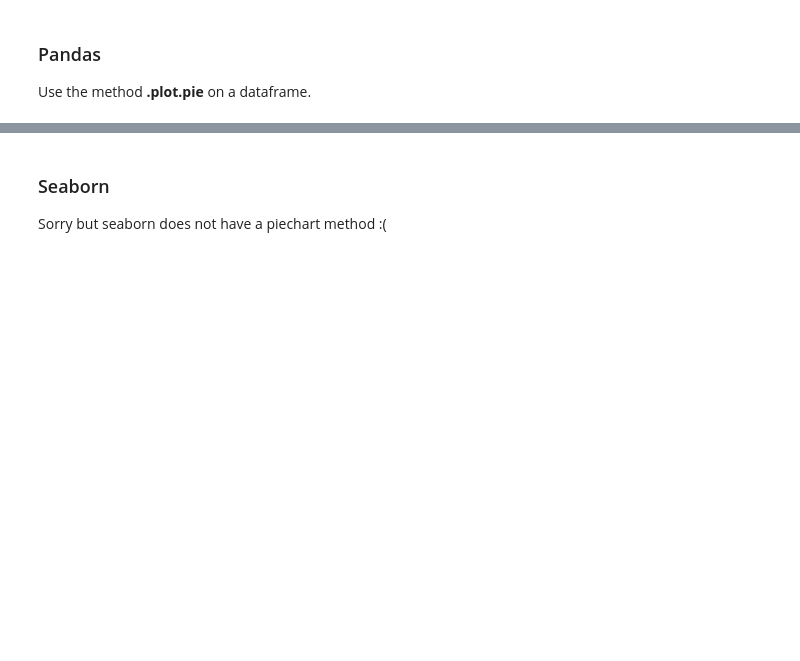
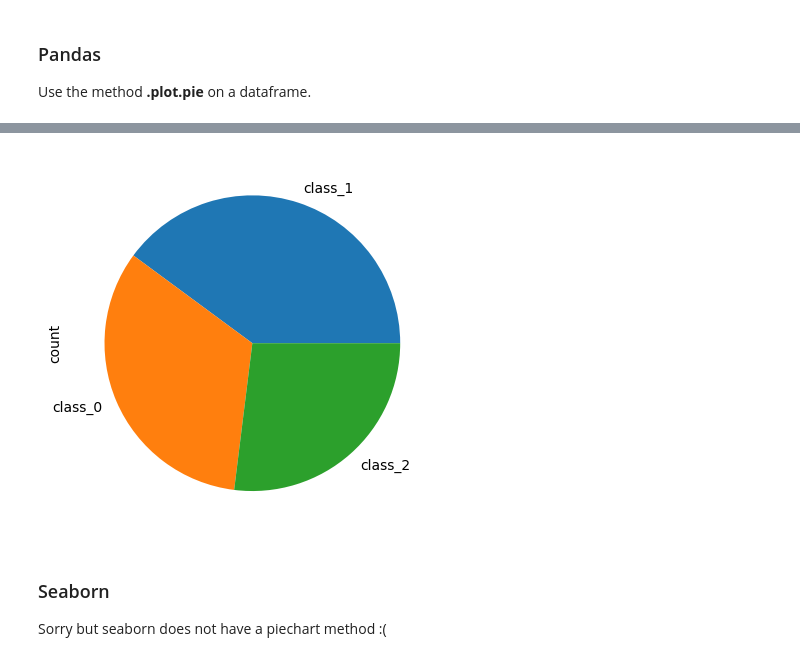
Before and after one commit to Gnoel01/data_viz_python_tutorial, a Jupyter notebook: Data_Viz_Tutorial.ipynb, the cells around one changed output, grey strips where cells are left out. Cells and saved outputs as stored; diff of their text form; code cells hidden in the pictures; blank space fills up the shorter version.

```diff
--- a/Data_Viz_Tutorial.ipynb
+++ b/Data_Viz_Tutorial.ipynb
@@ -491,3 +493,8 @@ Use the method **.plot.pie** on a dataframe.
+# %%
+wine_df['class'].value_counts().plot.pie()
+plt.show()
+# %% [output]
+[figure, added]
 # %% [markdown]
 ### Seaborn
 Sorry but seaborn does not have a piechart method :(
```
Also changed, not shown: parts of 14 cells of this notebook.
